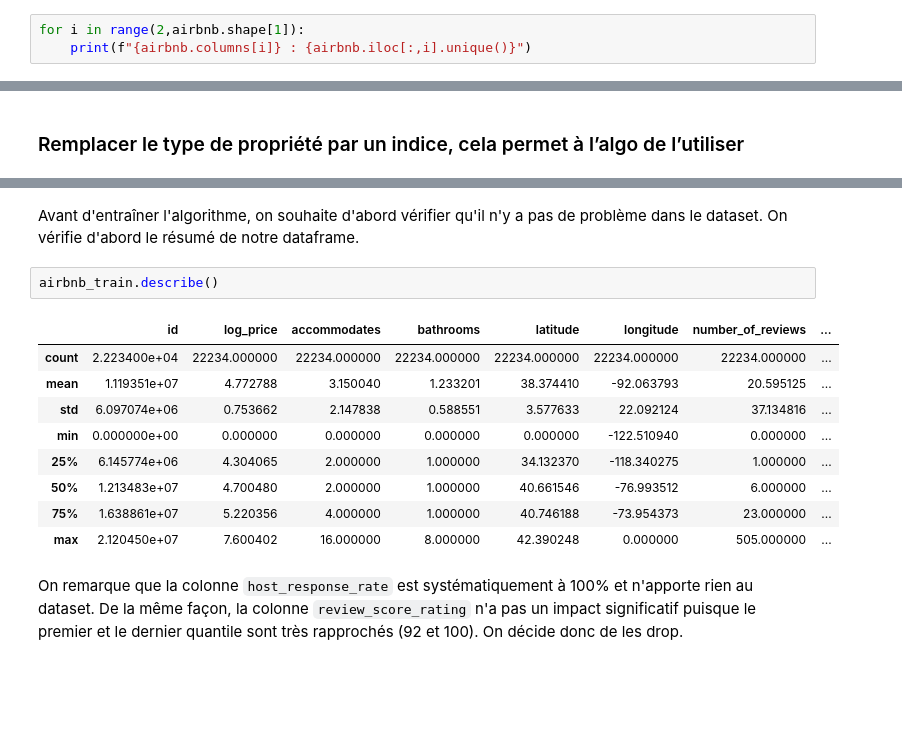
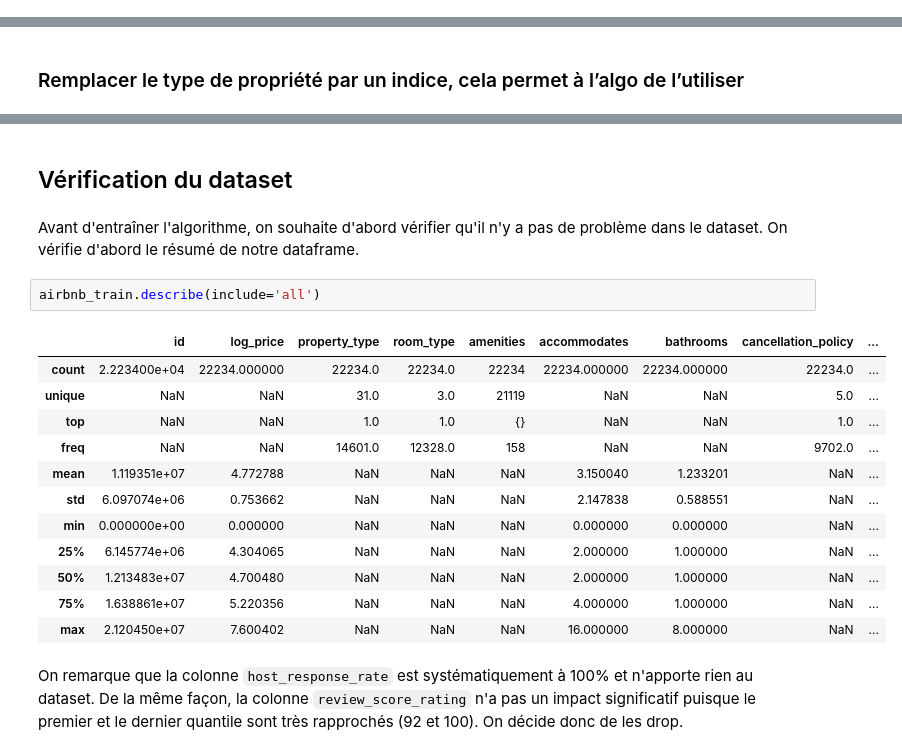
Before and after one commit to Amy-RZ5/Airbnb, a Jupyter notebook: example.ipynb, the cells around one changed output, grey strips where cells are left out. Drawn from its saved outputs; the diff is of its cells as text; blank space fills up the shorter version.

```diff
--- a/example.ipynb
+++ b/example.ipynb
@@ -250,3 +233,0 @@ Vérification des colonnes dont le contenu ne peut pas être traité par un algo
-# %%
-for i in range(2,airbnb.shape[1]):
-    print(f"{airbnb.columns[i]} : {airbnb.iloc[:,i].unique()}")
@@ -401,20 +345,25 @@ airbnb_train.head()
 | 2 | 10412649 | 7.090077 | 1 | 1 | {TV,"Wireless Internet","Air cond... | 6 | 2.0 | 0 | ... |
 | 3 | 17954362 | 3.555348 | 0 | 0 | {TV,"Cable TV",Internet,"Wireless... | 1 | 1.0 | 0 | ... |
 | 4 | 9969781 | 5.480639 | 0 | 1 | {TV,"Cable TV",Internet,"Wireless... | 4 | 1.0 | 2 | ... |
+# %% [markdown]
+## Vérification du dataset
 # %% [markdown]
 Avant d'entraîner l'algorithme, on souhaite d'abord vérifier qu'il n'y a pas de problème dans le dataset. On vérifie d'abord le résumé de notre dataframe.
 # %%
-airbnb_train.describe()
+airbnb_train.describe(include='all')
 # %% [output]
-|  | id | log_price | accommodates | bathrooms | latitude | longitude | number_of_reviews | ... |
-| count | 2.223400e+04 | 22234.000000 | 22234.000000 | 22234.000000 | 22234.000000 | 22234.000000 | 22234.000000 | ... |
-| mean | 1.119351e+07 | 4.772788 | 3.150040 | 1.233201 | 38.374410 | -92.063793 | 20.595125 | ... |
-| std | 6.097074e+06 | 0.753662 | 2.147838 | 0.588551 | 3.577633 | 22.092124 | 37.134816 | ... |
-| min | 0.000000e+00 | 0.000000 | 0.000000 | 0.000000 | 0.000000 | -122.510940 | 0.000000 | ... |
-| 25% | 6.145774e+06 | 4.304065 | 2.000000 | 1.000000 | 34.132370 | -118.340275 | 1.000000 | ... |
-| 50% | 1.213483e+07 | 4.700480 | 2.000000 | 1.000000 | 40.661546 | -76.993512 | 6.000000 | ... |
-| 75% | 1.638861e+07 | 5.220356 | 4.000000 | 1.000000 | 40.746188 | -73.954373 | 23.000000 | ... |
-| max | 2.120450e+07 | 7.600402 | 16.000000 | 8.000000 | 42.390248 | 0.000000 | 505.000000 | ... |
+|  | id | log_price | property_type | room_type | amenities | accommodates | bathrooms | cancellation_policy | ... |
+| count | 2.223400e+04 | 22234.000000 | 22234.0 | 22234.0 | 22234 | 22234.000000 | 22234.000000 | 22234.0 | ... |
+| unique | NaN | NaN | 31.0 | 3.0 | 21119 | NaN | NaN | 5.0 | ... |
+| top | NaN | NaN | 1.0 | 1.0 | {} | NaN | NaN | 1.0 | ... |
+| freq | NaN | NaN | 14601.0 | 12328.0 | 158 | NaN | NaN | 9702.0 | ... |
+| mean | 1.119351e+07 | 4.772788 | NaN | NaN | NaN | 3.150040 | 1.233201 | NaN | ... |
+| std | 6.097074e+06 | 0.753662 | NaN | NaN | NaN | 2.147838 | 0.588551 | NaN | ... |
+| min | 0.000000e+00 | 0.000000 | NaN | NaN | NaN | 0.000000 | 0.000000 | NaN | ... |
+| 25% | 6.145774e+06 | 4.304065 | NaN | NaN | NaN | 2.000000 | 1.000000 | NaN | ... |
+| 50% | 1.213483e+07 | 4.700480 | NaN | NaN | NaN | 2.000000 | 1.000000 | NaN | ... |
+| 75% | 1.638861e+07 | 5.220356 | NaN | NaN | NaN | 4.000000 | 1.000000 | NaN | ... |
+| max | 2.120450e+07 | 7.600402 | NaN | NaN | NaN | 16.000000 | 8.000000 | NaN | ... |
 # %% [markdown]
 On remarque que la colonne `host_response_rate` est systématiquement à 100% et n'apporte rien au dataset. De la même façon, la colonne `review_score_rating` n'a pas un impact significatif puisque le premier et le dernier quantile sont très rapprochés (92 et 100). On décide donc de les drop.
 # %%
```
Also changed, not shown: parts of 65 cells of this notebook.
